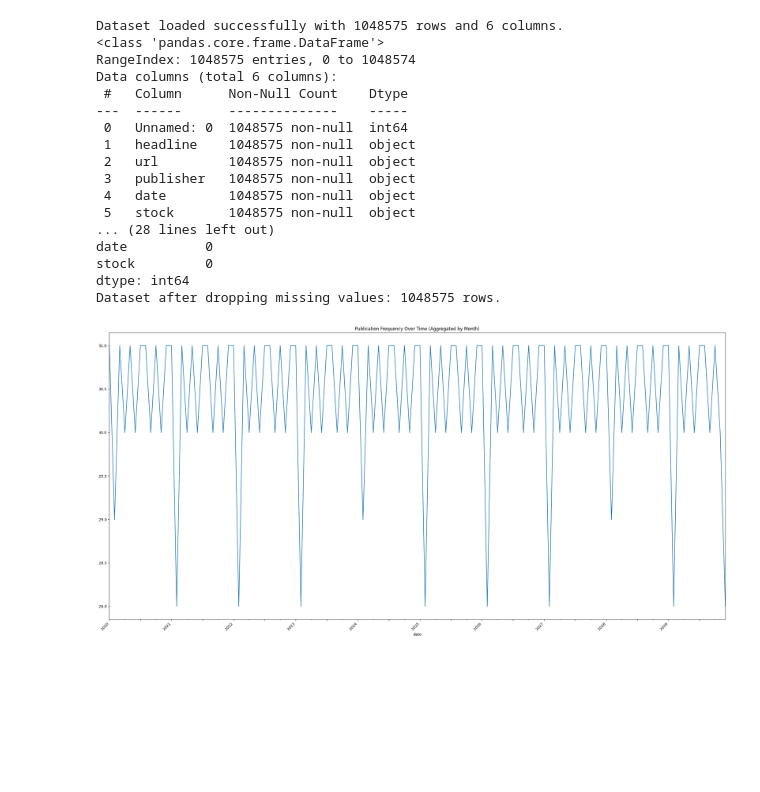
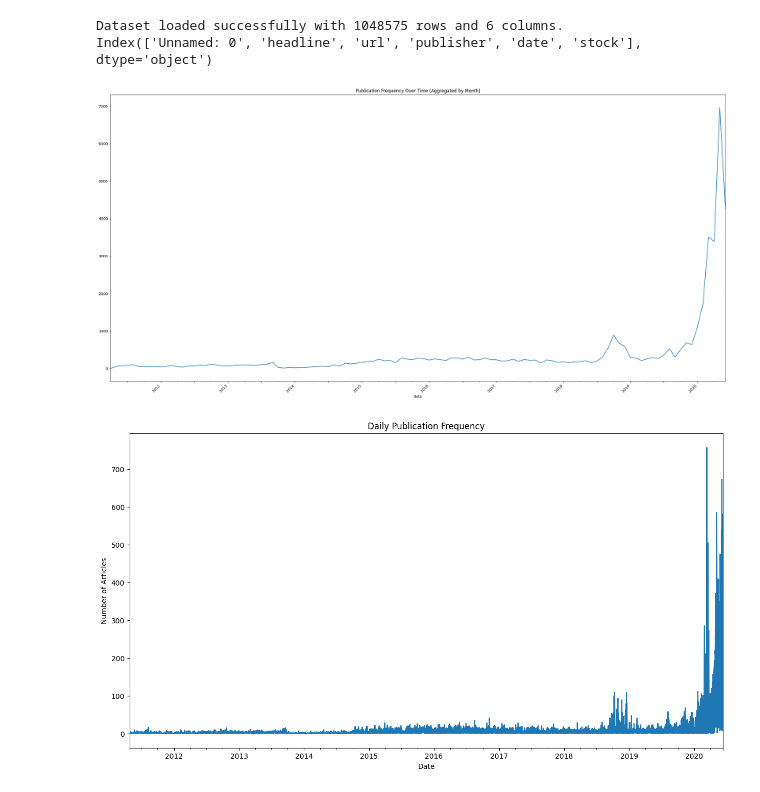
Before and after one commit to eyor23/Nova-Financial-Solutions-Week-01, a Jupyter notebook: notebooks/visualizer_task_1.ipynb, the cells around one changed output. Drawn from its saved outputs; the diff is of its cells as text; code cells hidden in the pictures; blank space fills up the shorter version.

```diff
--- a/notebooks/visualizer_task_1.ipynb
+++ b/notebooks/visualizer_task_1.ipynb
@@ -22,38 +25,37 @@ config = load_config(config_file='../config.yaml')
 
 # Step 1: Load Dataset
 data = load_data(config['dataset_path'])
-
-# Step 2: Inspect Dataset
-inspect_data(data)
-
-# Step 3: Handle Missing Values
-data_cleaned = handle_missing_values(data)
+print (data.columns)
 # %% [output]
 Dataset loaded successfully with 1048575 rows and 6 columns.
-<class 'pandas.core.frame.DataFrame'>
-RangeIndex: 1048575 entries, 0 to 1048574
-Data columns (total 6 columns):
- #   Column      Non-Null Count    Dtype
----  ------      --------------    -----
- 0   Unnamed: 0  1048575 non-null  int64
- 1   headline    1048575 non-null  object
- 2   url         1048575 non-null  object
- 3   publisher   1048575 non-null  object
- 4   date        1048575 non-null  object
- 5   stock       1048575 non-null  object
-... (28 lines left out)
-date          0
-stock         0
-dtype: int64
-Dataset after dropping missing values: 1048575 rows.
+Index(['Unnamed: 0', 'headline', 'url', 'publisher', 'date', 'stock'], dtype='object')
-# %%
-#Time analysis
-from time_series_analysis import publication_frequency
-
-# Publication Frequency Analysis
-#publication_frequency(data_cleaned)
-
-dataT = pd.DataFrame({'date': pd.date_range(start='2020-01-01', periods=3650, freq='D')})
-publication_frequency(dataT)
-# %% [output]
-[figure, removed]
+# %%
+#Time analysis
+from time_series_analysis import publication_frequency
+
+# Publication Frequency Analysis
+#publication_frequency(data_cleaned)
+
+#dataT = pd.DataFrame({'date': pd.date_range(start='2020-01-01', periods=3650, freq='D')})
+publication_frequency(data)
+
+# Daily Publication Frequency
+
+#data['date'] = pd.to_datetime(data['date'], errors='coerce')
+
+# Set the 'date' column as the index
+data.set_index('date', inplace=True)
+
+# Resample the data by day to get the count of articles per day
+daily_publications = data['headline'].resample('D').count()
+
+# Plot the publication frequency over time
+plt.figure(figsize=(15, 8))
+daily_publications.plot()
+plt.title('Daily Publication Frequency')
+plt.xlabel('Date')
+plt.ylabel('Number of Articles')
+plt.show()
+# %% [output]
+[figure, added]
+[figure, added]
```
Also changed, not shown: parts of 5 cells of this notebook, 5 other files.
